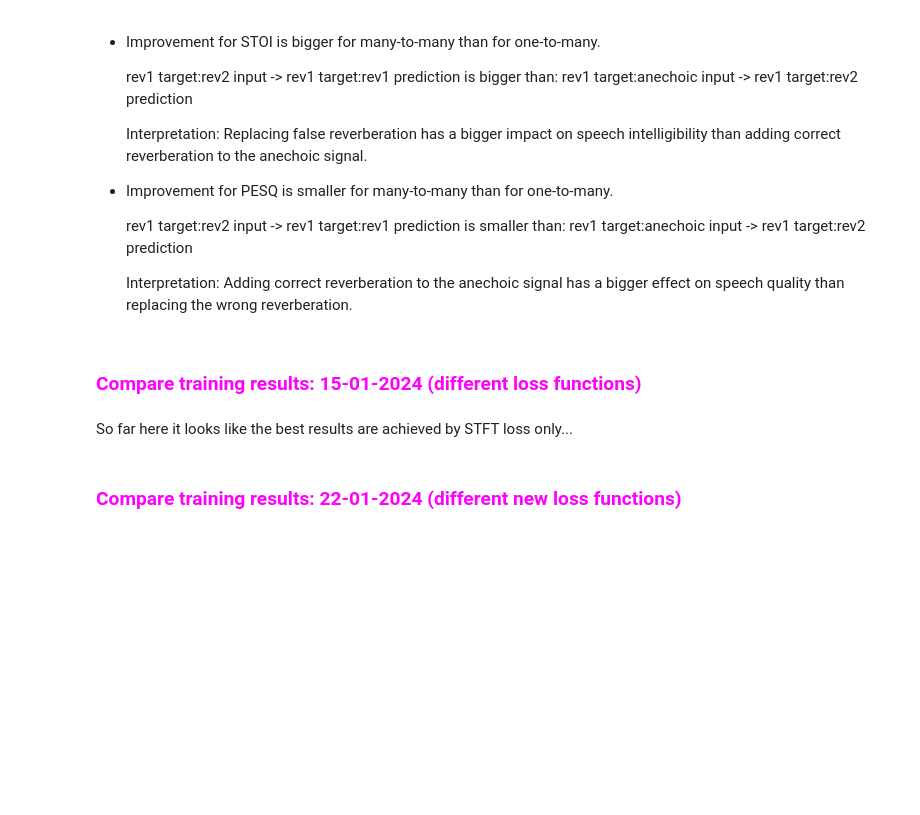
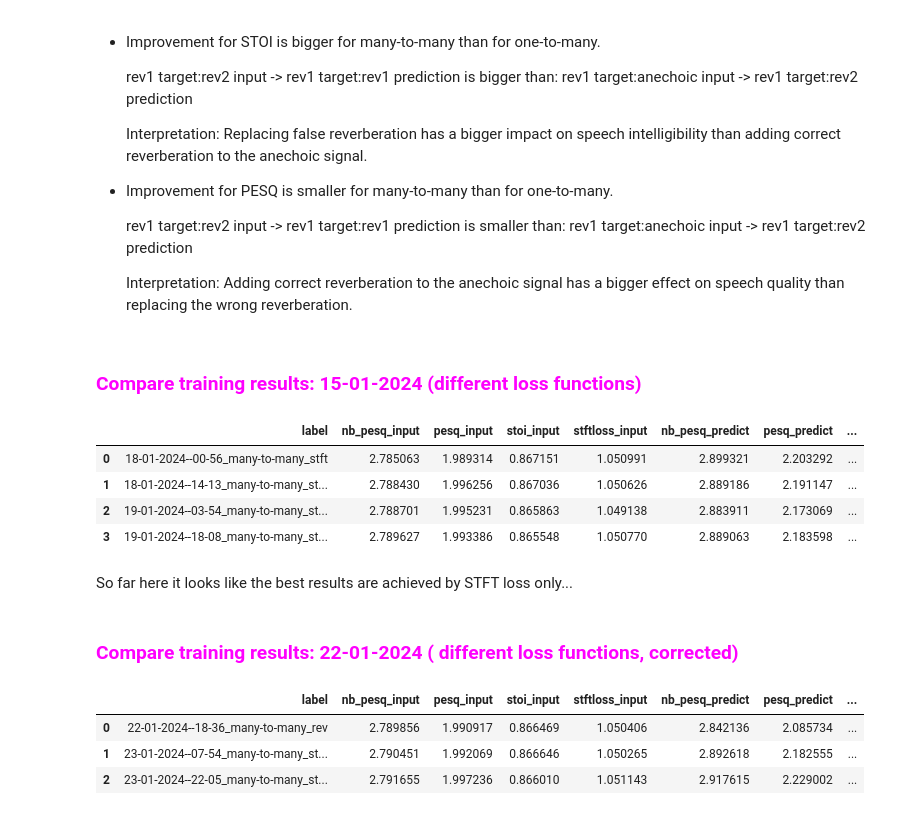
Before and after one commit to joaluba/reverb-match-cond-u-net, a Jupyter notebook: notebooks/evaluation.ipynb, the cells around one changed output. Drawn from its saved outputs; the diff is of its cells as text; code cells hidden in the pictures; blank space fills up the shorter version.

```diff
--- a/notebooks/evaluation.ipynb
+++ b/notebooks/evaluation.ipynb
@@ -218,8 +219,47 @@ plt.show()
 # %% [markdown]
 ###  <font color='fuchsia'>Compare training results: 15-01-2024 (different loss functions)
  </font>
+# %%
+################## LOADING AND PREPARING RESULTS OF EVALUATION ##################
+
+# resultsdir="/home/ubuntu/Data/RESULTS-reverb-match-cond-u-net/runs-exp-15-01-2024/"
+resultsdir="/media/ssd2/RESULTS-reverb-match-cond-u-net/runs-exp-15-01-2024/"
+
+# load data frame containing evaluation metrics computed for each batch
+metricsvals =pd.read_csv(pjoin(resultsdir,"eval_all.csv"))
+
+# compute a mean of each measure across all testing batches
+metricsvals_groups=metricsvals.groupby("label").mean().reset_index()
+
+metricsvals_groups
+# metricsvals_groups.to_csv("15-01-2024_eval.scv")
+# %% [output]
+|  | label | nb_pesq_input | pesq_input | stoi_input | stftloss_input | nb_pesq_predict | pesq_predict | ... |
+| 0 | 18-01-2024--00-56_many-to-many_stft | 2.785063 | 1.989314 | 0.867151 | 1.050991 | 2.899321 | 2.203292 | ... |
+| 1 | 18-01-2024--14-13_many-to-many_st... | 2.788430 | 1.996256 | 0.867036 | 1.050626 | 2.889186 | 2.191147 | ... |
+| 2 | 19-01-2024--03-54_many-to-many_st... | 2.788701 | 1.995231 | 0.865863 | 1.049138 | 2.883911 | 2.173069 | ... |
+| 3 | 19-01-2024--18-08_many-to-many_st... | 2.789627 | 1.993386 | 0.865548 | 1.050770 | 2.889063 | 2.183598 | ... |
 # %% [markdown]
 So far here it looks like the best results are achieved by STFT loss only...
 # %% [markdown]
-###  <font color='fuchsia'>Compare training results: 22-01-2024 (different new loss functions)
+###  <font color='fuchsia'>Compare training results: 22-01-2024 ( different loss functions, corrected)
  </font>
+# %%
+################## LOADING AND PREPARING RESULTS OF EVALUATION ##################
+
+# resultsdir="/home/ubuntu/Data/RESULTS-reverb-match-cond-u-net/runs-exp-22-01-2024/"
+resultsdir="/media/ssd2/RESULTS-reverb-match-cond-u-net/runs-exp-22-01-2024/"
+
+# load data frame containing evaluation metrics computed for each batch
+metricsvals =pd.read_csv(pjoin(resultsdir,"eval_all.csv"))
+
+# compute a mean of each measure across all testing batches
+metricsvals_groups=metricsvals.groupby("label").mean().reset_index()
+
+metricsvals_groups
+# metricsvals_groups.to_csv("22-01-2024_eval.scv")
+# %% [output]
+|  | label | nb_pesq_input | pesq_input | stoi_input | stftloss_input | nb_pesq_predict | pesq_predict | ... |
+| 0 | 22-01-2024--18-36_many-to-many_rev | 2.789856 | 1.990917 | 0.866469 | 1.050406 | 2.842136 | 2.085734 | ... |
+| 1 | 23-01-2024--07-54_many-to-many_st... | 2.790451 | 1.992069 | 0.866646 | 1.050265 | 2.892618 | 2.182555 | ... |
+| 2 | 23-01-2024--22-05_many-to-many_st... | 2.791655 | 1.997236 | 0.866010 | 1.051143 | 2.917615 | 2.229002 | ... |
```
Also changed, not shown: parts of 3 cells of this notebook, 7 other files.
